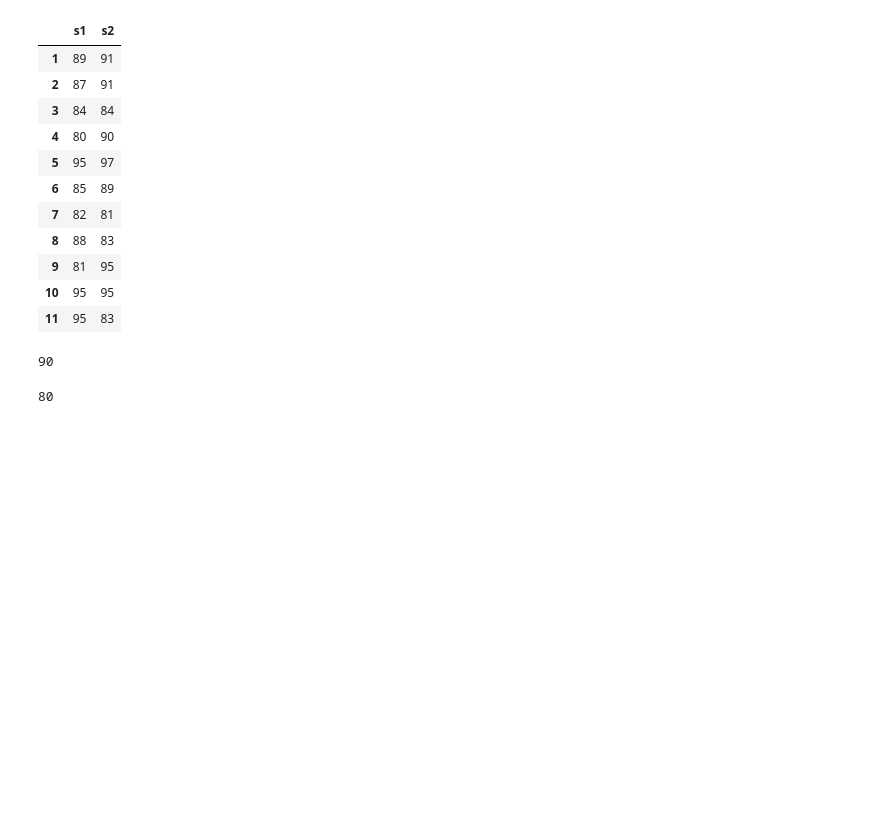
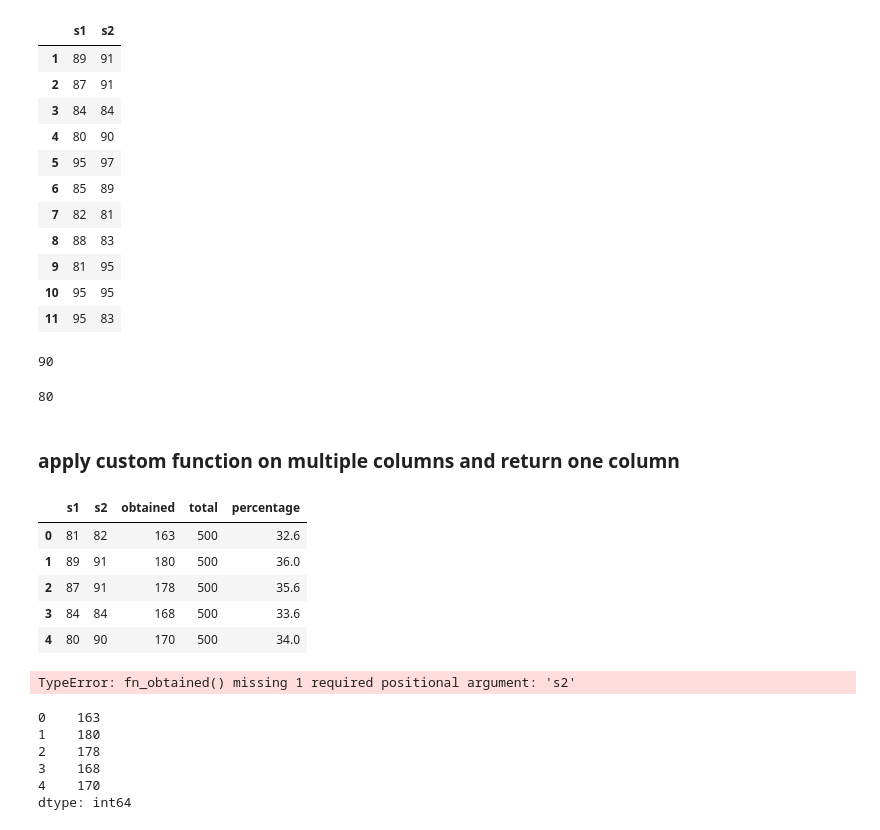
Before and after one commit to Fatima-naeem66744/batch-62, a Jupyter notebook: learn_python/python-lectures/CLASS18/class18.ipynb, the cells around one changed output. Saved outputs shown, nothing was run; the diff lists cells and outputs as text; code cells hidden in the pictures; blank space fills up the shorter version.

```diff
--- a/learn_python/python-lectures/CLASS18/class18.ipynb
+++ b/learn_python/python-lectures/CLASS18/class18.ipynb
@@ -387,3 +387,34 @@ df.at[4 , 's2']
 df.iat[4 , 0]
 # %% [output]
 80
+# %% [markdown]
+### apply custom function on multiple columns and return one column
+# %%
+df.head()
+# %% [output]
+|  | s1 | s2 | obtained | total | percentage |
+| 0 | 81 | 82 | 163 | 500 | 32.6 |
+| 1 | 89 | 91 | 180 | 500 | 36.0 |
+| 2 | 87 | 91 | 178 | 500 | 35.6 |
+| 3 | 84 | 84 | 168 | 500 | 33.6 |
+| 4 | 80 | 90 | 170 | 500 | 34.0 |
+# %%
+def fn_obtained(s1 , s2):
+    return s1+s2
+
+df[['s1' , 's2']].apply(fn_obtained)  # error occurs
+# %% [output]
+TypeError: fn_obtained() missing 1 required positional argument: 's2'
+# %%
+def fn_obtained(s1 , s2):
+    return s1+s2
+
+df1 = df[['s1' , 's2']].apply(lambda x: fn_obtained(*x),axis = 1)  # error solve
+print(df1.head())
+# %% [output]
+0    163
+1    180
+2    178
+3    168
+4    170
+dtype: int64
```
Also changed, not shown: parts of 8 cells of this notebook.
